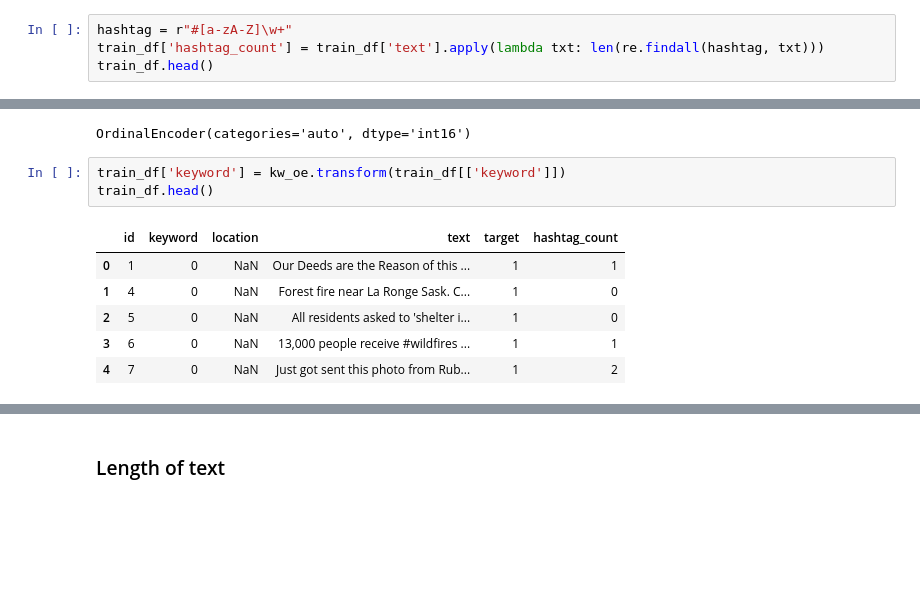
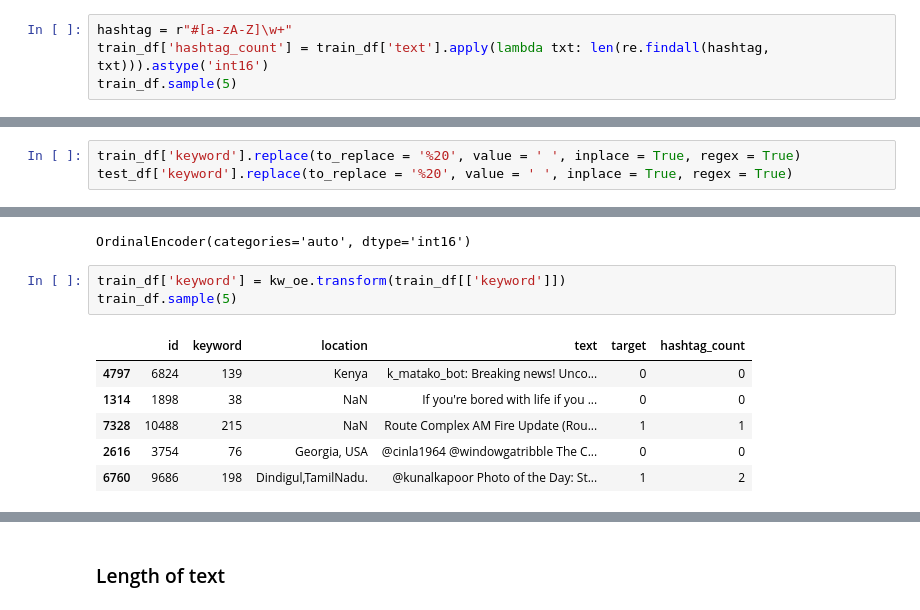
Before and after one commit to mayur7garg/DisasterTweetClassification, a Jupyter notebook: Disaster Tweets NLP.ipynb, the cells around one changed output, grey strips where cells are left out. Saved outputs shown, nothing was run; the diff lists cells and outputs as text; blank space fills up the shorter version.

```diff
--- a/Disaster Tweets NLP.ipynb
+++ b/Disaster Tweets NLP.ipynb
@@ -76,7 +76,7 @@ dtype: int64
 ### Hashtag Count
 # %%
 hashtag = r"#[a-zA-Z]\w+"
-train_df['hashtag_count'] = train_df['text'].apply(lambda txt: len(re.findall(hashtag, txt)))
-train_df.head()
+train_df['hashtag_count'] = train_df['text'].apply(lambda txt: len(re.findall(hashtag, txt))).astype('int16')
+train_df.sample(5)
 # %% [output]
 |  | id | keyword | location | text | target | hashtag_count |
@@ -118,3 +138,6 @@ sns.countplot(x= 'hashtag_count', hue='target', data = train_df)
+# %%
+train_df['keyword'].replace(to_replace = '%20', value = ' ', inplace = True, regex = True)
+test_df['keyword'].replace(to_replace = '%20', value = ' ', inplace = True, regex = True)
 # %%
 train_df['keyword'].fillna(value = 'NaN', inplace = True)
 test_df['keyword'].fillna(value = 'NaN', inplace = True)
@@ -131,14 +174,14 @@ kw_oe.fit(train_df[['keyword']])
 OrdinalEncoder(categories='auto', dtype='int16')
 # %%
 train_df['keyword'] = kw_oe.transform(train_df[['keyword']])
-train_df.head()
+train_df.sample(5)
 # %% [output]
 |  | id | keyword | location | text | target | hashtag_count |
-| 0 | 1 | 0 | NaN | Our Deeds are the Reason of this ... | 1 | 1 |
-| 1 | 4 | 0 | NaN | Forest fire near La Ronge Sask. C... | 1 | 0 |
-| 2 | 5 | 0 | NaN | All residents asked to 'shelter i... | 1 | 0 |
-| 3 | 6 | 0 | NaN | 13,000 people receive #wildfires ... | 1 | 1 |
-| 4 | 7 | 0 | NaN | Just got sent this photo from Rub... | 1 | 2 |
+| 4797 | 6824 | 139 | Kenya | k_matako_bot: Breaking news! Unco... | 0 | 0 |
+| 1314 | 1898 | 38 | NaN | If you're bored with life if you ... | 0 | 0 |
+| 7328 | 10488 | 215 | NaN | Route Complex AM Fire Update (Rou... | 1 | 1 |
+| 2616 | 3754 | 76 | Georgia, USA | @cinla1964 @windowgatribble The C... | 0 | 0 |
+| 6760 | 9686 | 198 | Dindigul,TamilNadu. | @kunalkapoor Photo of the Day: St... | 1 | 2 |
 # %%
 test_df.loc[~test_df['keyword'].isin(kw_oe.categories_[0]), "keyword"] = 'NaN'
 test_df['keyword'] = kw_oe.transform(test_df[['keyword']])
```
Also changed, not shown: parts of 20 cells of this notebook, 6 other files.
